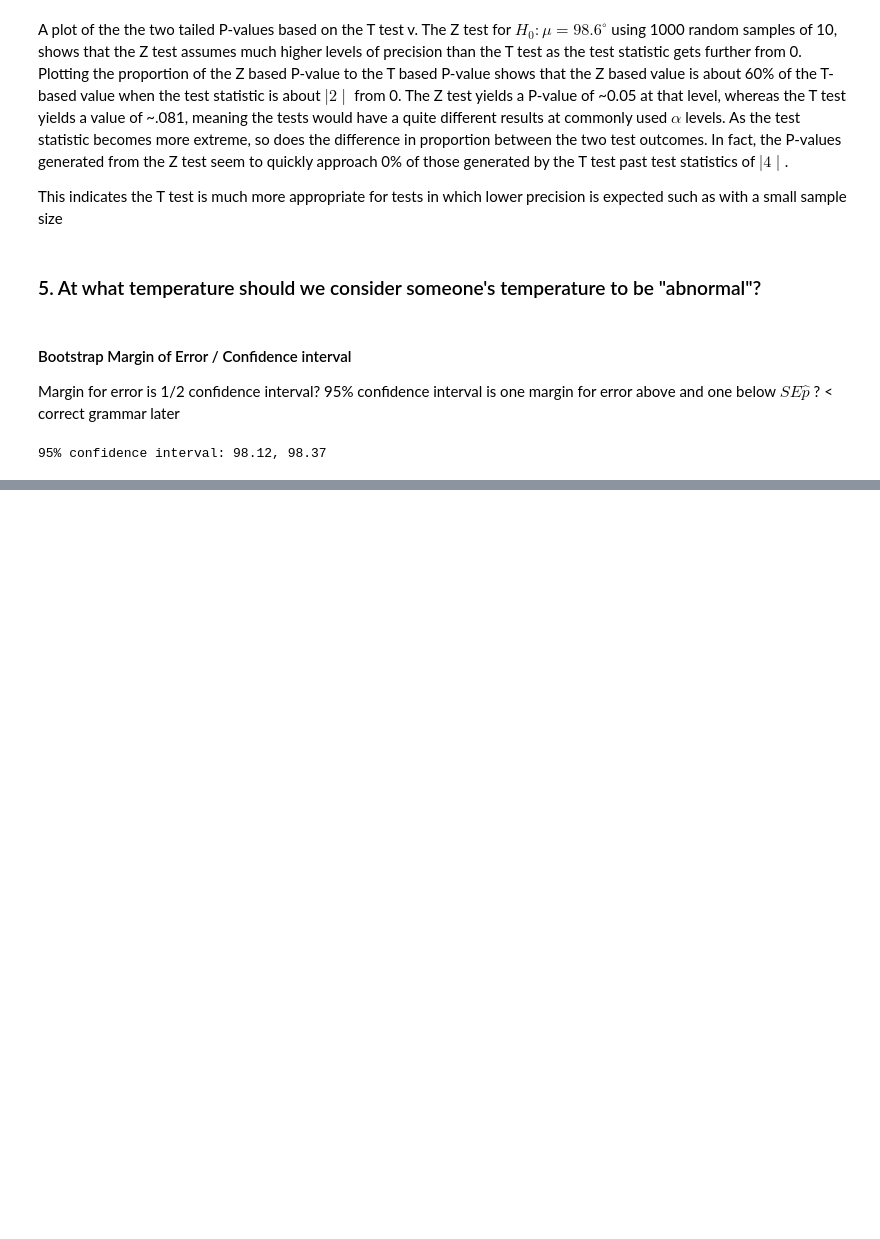
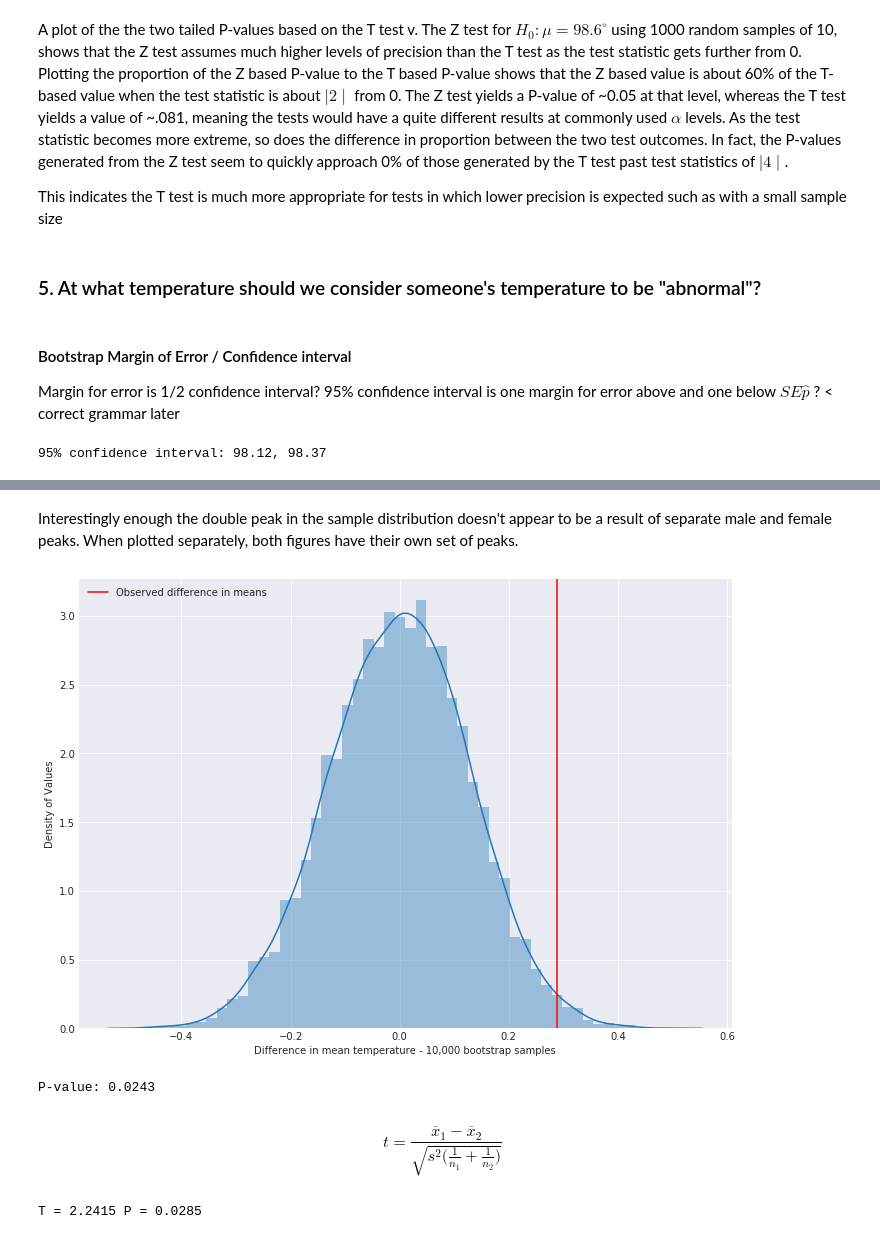
Before and after one commit to Nhorning/EDA_human_temperature, a Jupyter notebook: sliderule_dsi_inferential_statistics_exercise_1.ipynb, the cells around one changed output, grey strips where cells are left out. Drawn from its saved outputs; the diff is of its cells as text; code cells hidden in the pictures; blank space fills up the shorter version.

```diff
--- a/sliderule_dsi_inferential_statistics_exercise_1.ipynb
+++ b/sliderule_dsi_inferential_statistics_exercise_1.ipynb
@@ -415,0 +443,45 @@ This process consistently produces a 95% confidence interval of 96.77, 99.58 Deg
+# %% [markdown]
+Interestingly enough the double peak in the sample distribution doesn't appear to be a result of separate male and female peaks.  When plotted separately, both figures have their own set of peaks.
+# %%
+#Plot bootstrap samples of male and female
+np.random.seed(42)
+
+male_mu = np.mean(male)
+female_mu = np.mean(female)
+delta = female_mu - male_mu
+
+def bs_halfsample(v,function, size = 10000):
+    bs_sample = np.empty(size)
+    for i in range(size):
+        bs = function(np.random.choice(v, size=65))
+        bs_sample[i] = bs
+
+    return bs_sample
+
+male_bs_mu = bs_halfsample(T, np.mean, n)
+female_bs_mu = bs_halfsample(T, np.mean, n)
+bs_delta = female_bs_mu - male_bs_mu
+
+bs_p = np.sum(abs(bs_delta) >= delta)/n #This is being calculated wrong. Figure out how to do it in DataCamp.
+
+f, ax = plt.subplots(1,1)
+sns.distplot(bs_delta, ax=ax)
+ax.axvline(delta, c='r', label='Observed difference in means')
+
+f.set_size_inches(A4)
+ax.set_xlabel('Difference in mean temperature - 10,000 bootstrap samples')
+ax.set_ylabel('Density of Values')
+ax1.set_title('Male and Female Temperature distrobutions')
+plt.legend()
+plt.show()
+print('P-value:', bs_p)
+# %% [output]
+[figure, added]
+P-value: 0.0243
+# %% [markdown]
+$$t = \frac{{\overline{x}_1-\overline{x}_2}}{\sqrt{s^2\big(\frac{1}{n_1} + \frac{1}{n_2}\big)}}$$
+# %%
+F_T, F_P = stats.ttest_rel(female, male)
+print('T =',round(F_T,4),'P =',round(F_P,4))
+# %% [output]
+T = 2.2415 P = 0.0285
```
Also changed, not shown: parts of 18 cells of this notebook.
